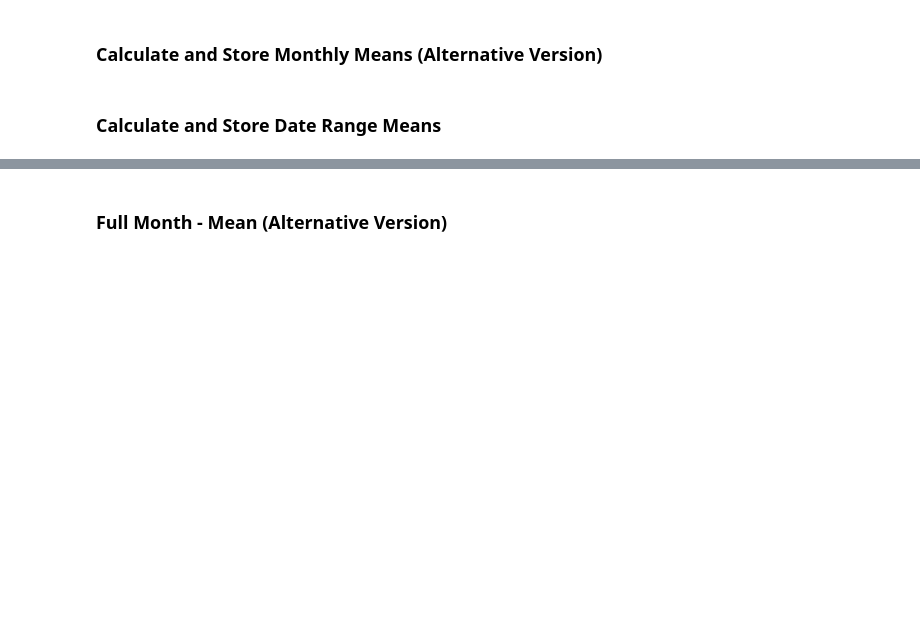
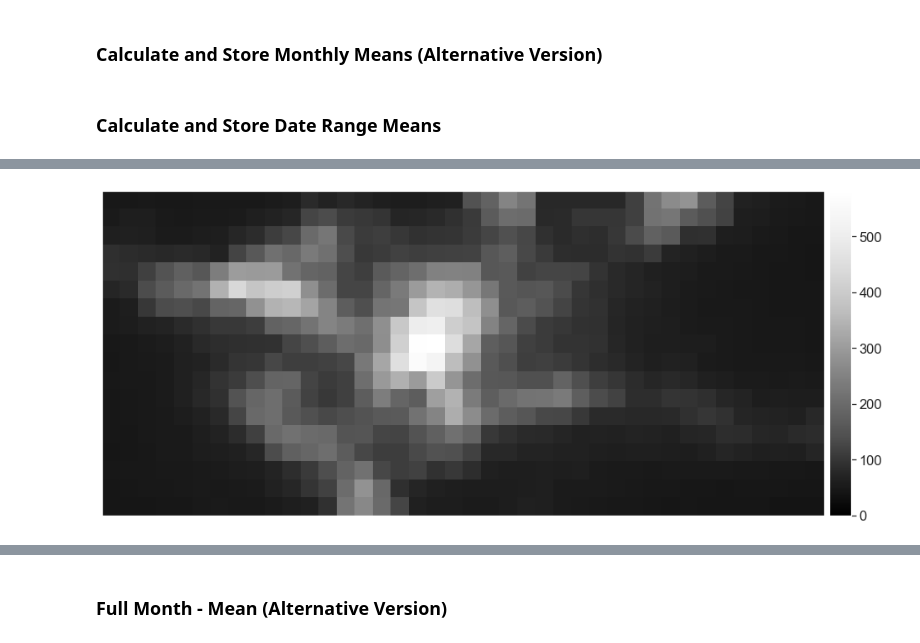
Before and after one commit to calekochenour/remote-sensing-fusion, a Jupyter notebook: 01-code-scripts/penn-state-black-marble-radiance-monthly-means.ipynb, the cells around one changed output, grey strips where cells are left out. Saved outputs shown, nothing was run; the diff lists cells and outputs as text; code cells hidden in the pictures; blank space fills up the shorter version.

```diff
--- a/01-code-scripts/penn-state-black-marble-radiance-monthly-means.ipynb
+++ b/01-code-scripts/penn-state-black-marble-radiance-monthly-means.ipynb
@@ -550,0 +566,13 @@ dict_keys(['20190915-20191015'])
+# %%
+# Plot difference from Sept 2019 to March 2020
+ep.plot_bands(
+    radiance_mean_dict.get('20200111-20200130'),
+    scale=False,
+    vmin=0,
+    vmax=radiance_mean_dict.get('20200111-20200130').max(),
+    #cmap='RdBu_r',
+    figsize=(16, 8))
+
+plt.show()
+# %% [output]
+[figure, added]
```
Also changed, not shown: parts of 5 cells of this notebook.
